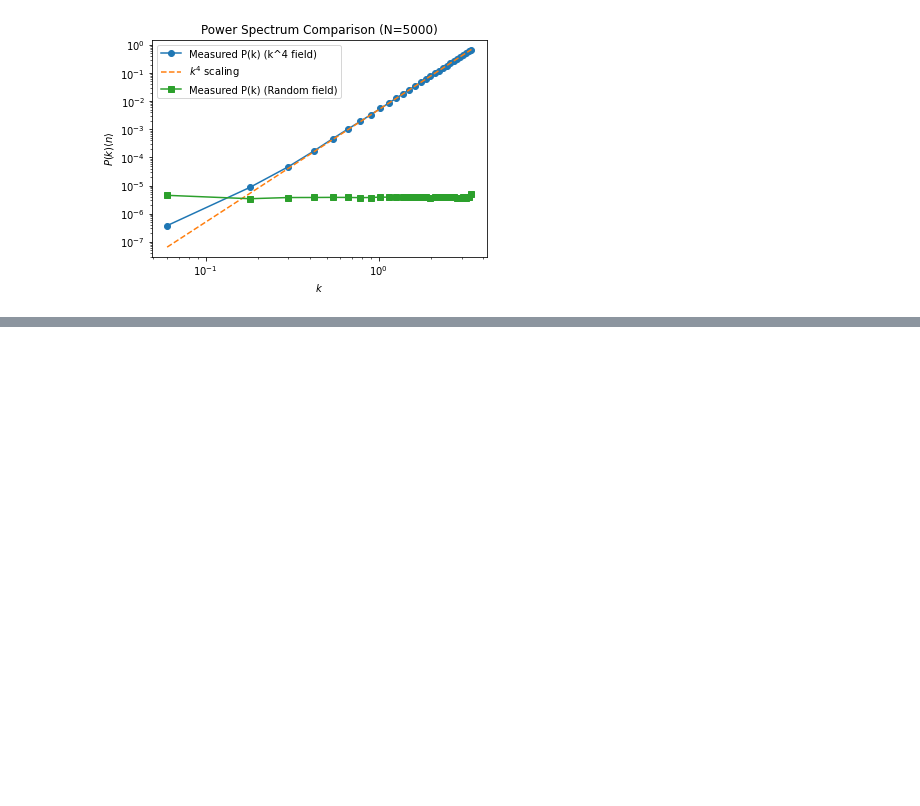
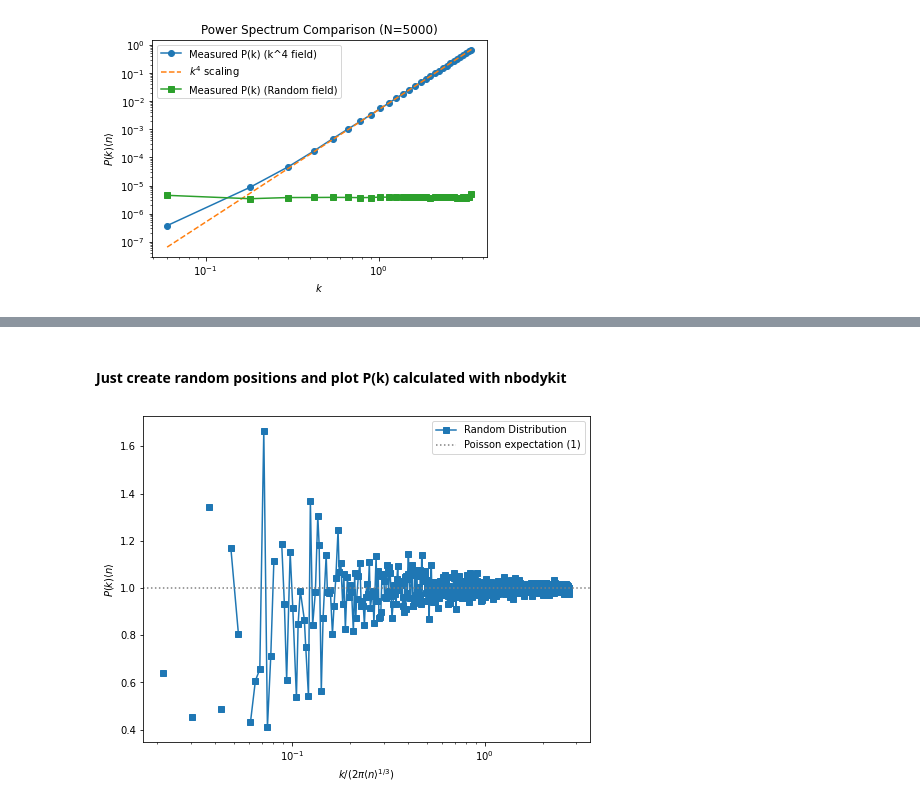
Before and after one commit to FedeDavilaKurban/filbao, a Jupyter notebook: glass.ipynb, the cells around one changed output, grey strips where cells are left out. Drawn from its saved outputs; the diff is of its cells as text; code cells hidden in the pictures; blank space fills up the shorter version.

```diff
--- a/glass.ipynb
+++ b/glass.ipynb
@@ -477,0 +456,36 @@ plt.show()
+# %% [markdown]
+#### Just create random positions and plot P(k) calculated with nbodykit
+# %%
+import numpy as np
+from nbodykit.lab import ArrayCatalog, FFTPower
+
+# Parameters
+L = 100.0  # Box size
+N_points = 100000  # Number of particles
+nmean = N_points/L**3
+
+# Generate particle positions
+np.random.seed(42)
+particle_positions = L * np.random.rand(N_points, 3)
+
+# Create a catalog object
+cat = ArrayCatalog({'Position': particle_positions})
+
+# Convert to a mesh with CIC assignment (adjust Nmesh as needed)
+mesh = cat.to_mesh(Nmesh=256, BoxSize=L, resampler='tsc', compensated=True)
+
+# Compute the power spectrum
+result = FFTPower(mesh, mode='1d', dk=.01, kmin=0.01)
+Pk = result.power
+
+# Plot
+plt.figure(figsize=(8, 6))
+plt.plot(Pk['k']/(2*np.pi*nmean**(1./3)), (Pk['power'].real)*nmean, 's-', label='Random Distribution')
+plt.axhline(1.0, color='gray', linestyle=':', label='Poisson expectation (1)')
+plt.xscale('log')
+plt.xlabel(r'$k/(2\pi\langle n \rangle^{1/3})$')
+plt.ylabel(r'$P(k)\langle n \rangle$')
+plt.legend()
+plt.show()
+# %% [output]
+[figure, added]
```
Also changed, not shown: parts of 7 cells of this notebook.
